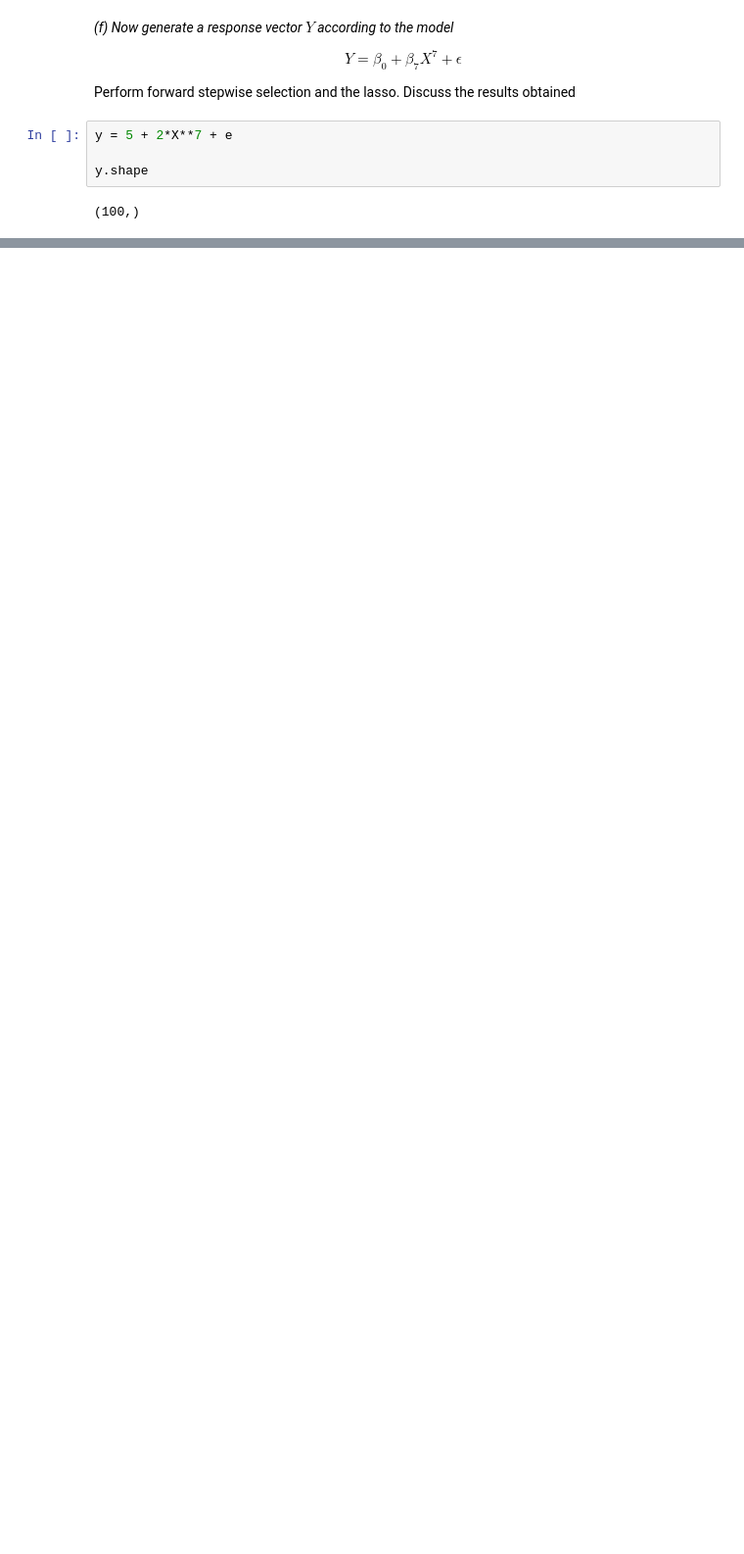
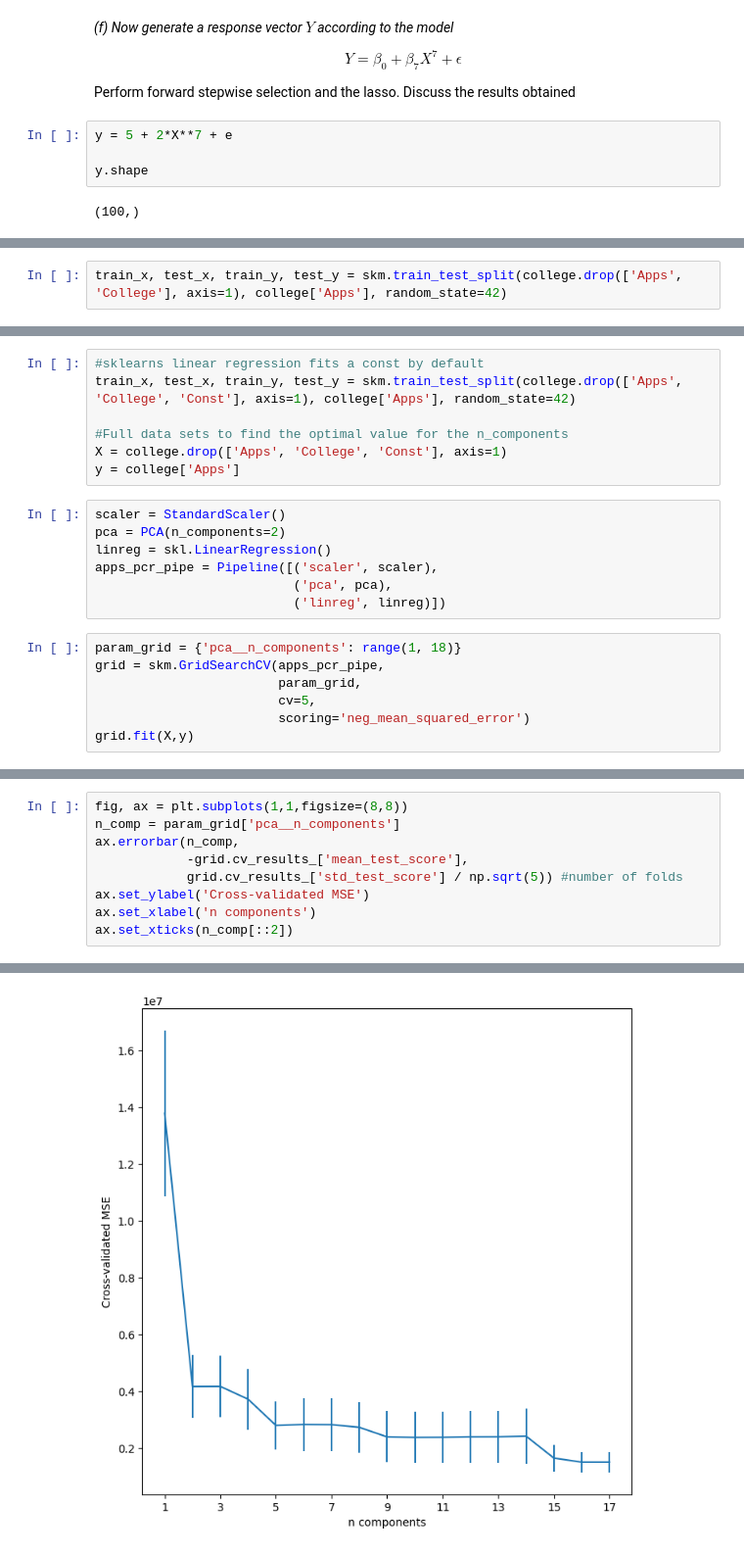
Before and after one commit to cainemerrick98/statistical_learning_problems, a Jupyter notebook: 5 linear model selection and regularisation/applied.ipynb, the cells around one changed output, grey strips where cells are left out. Shown at 98% size. Drawn from its saved outputs; the diff is of its cells as text; blank space fills up the shorter version.

```diff
--- a/5 linear model selection and regularisation/applied.ipynb
+++ b/5 linear model selection and regularisation/applied.ipynb
@@ -332,0 +439,2 @@ y.shape
+# %%
+train_x, test_x, train_y, test_y = skm.train_test_split(college.drop(['Apps', 'College'], axis=1), college['Apps'], random_state=42)
@@ -332,0 +562,21 @@ y.shape
+# %%
+#sklearns linear regression fits a const by default
+train_x, test_x, train_y, test_y = skm.train_test_split(college.drop(['Apps', 'College', 'Const'], axis=1), college['Apps'], random_state=42)
+
+#Full data sets to find the optimal value for the n_components
+X = college.drop(['Apps', 'College', 'Const'], axis=1)
+y = college['Apps']
+# %%
+scaler = StandardScaler()
+pca = PCA(n_components=2)
+linreg = skl.LinearRegression()
+apps_pcr_pipe = Pipeline([('scaler', scaler),
+                          ('pca', pca),
+                          ('linreg', linreg)])
+# %%
+param_grid = {'pca__n_components': range(1, 18)}
+grid = skm.GridSearchCV(apps_pcr_pipe,
+                        param_grid,
+                        cv=5,
+                        scoring='neg_mean_squared_error')
+grid.fit(X,y)
@@ -332,0 +594,10 @@ y.shape
+# %%
+fig, ax = plt.subplots(1,1,figsize=(8,8))
+n_comp = param_grid['pca__n_components']
+ax.errorbar(n_comp,
+            -grid.cv_results_['mean_test_score'],
+            grid.cv_results_['std_test_score'] / np.sqrt(5)) #number of folds
+ax.set_ylabel('Cross-validated MSE')
+ax.set_xlabel('n components')
+ax.set_xticks(n_comp[::2])
+# %% [output]
@@ -332,0 +613 @@ y.shape
+[figure, added]
```
Also changed, not shown: parts of 59 cells of this notebook, 1 other file.
